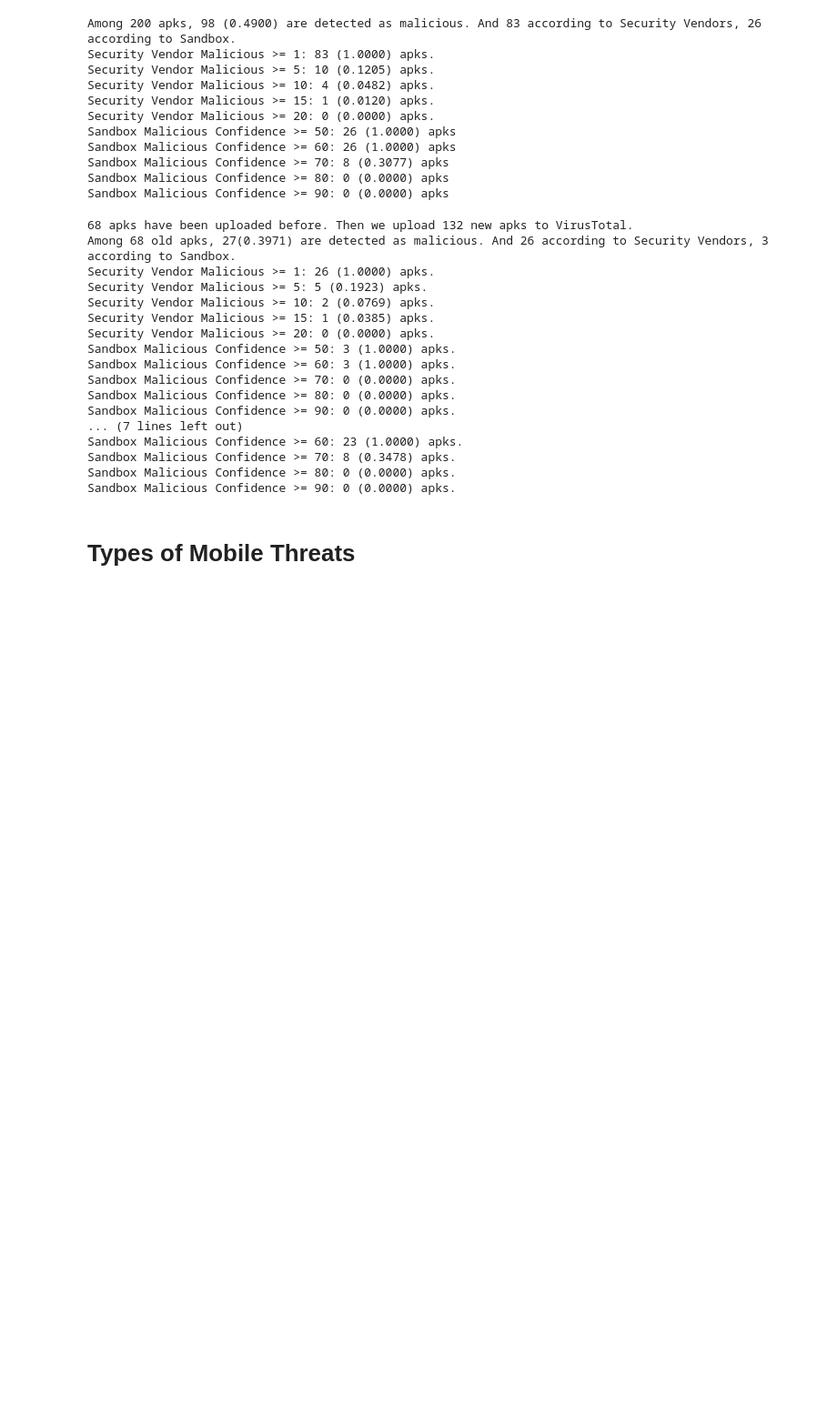
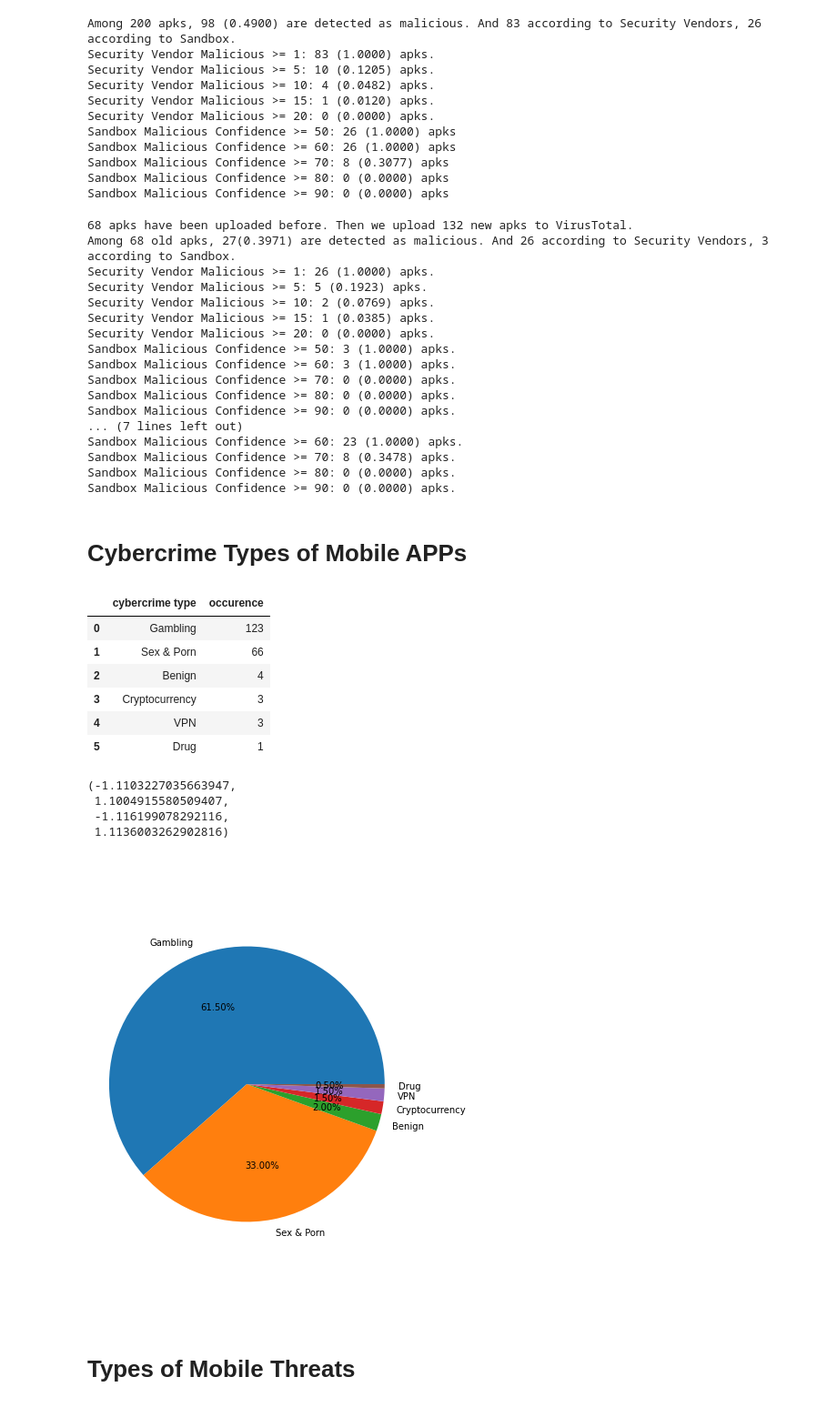
Before and after one commit to ChaseSecurity/Reflected-Search-Poisoning-for-Illicit-Promotion, a Jupyter notebook: Website_Timemachine/App/app_virustotal_analysis.ipynb, the cells around one changed output. Shown: that part at 91% size. Cells and saved outputs as stored; diff of their text form; code cells hidden in the pictures; blank space fills up the shorter version.

```diff
--- a/Website_Timemachine/App/app_virustotal_analysis.ipynb
+++ b/Website_Timemachine/App/app_virustotal_analysis.ipynb
@@ -224,6 +224,31 @@ Sandbox Malicious Confidence >= 60: 23 (1.0000) apks.
 Sandbox Malicious Confidence >= 70: 8 (0.3478) apks.
 Sandbox Malicious Confidence >= 80: 0 (0.0000) apks.
 Sandbox Malicious Confidence >= 90: 0 (0.0000) apks.
+# %% [markdown]
+# Cybercrime Types of Mobile APPs
+# %%
+import matplotlib.pyplot as plt
+
+df = pd.read_excel('./Mobile Apps.xlsx', sheet_name='hash')
+category_cnt = df['Category'].value_counts().rename_axis('cybercrime type').reset_index(name='occurence')
+display(category_cnt)
+
+plt.figure(figsize=(6,9))
+plt.pie(category_cnt['occurence'], labels=category_cnt['cybercrime type'], autopct="%.2f%%")
+plt.axis('equal')
+# %% [output]
+|  | cybercrime type | occurence |
+| 0 | Gambling | 123 |
+| 1 | Sex & Porn | 66 |
+| 2 | Benign | 4 |
+| 3 | Cryptocurrency | 3 |
+| 4 | VPN | 3 |
+| 5 | Drug | 1 |
+(-1.1103227035663947,
+ 1.1004915580509407,
+ -1.116199078292116,
+ 1.1136003262902816)
+[figure, added]
 # %% [markdown]
 # Types of Mobile Threats
 # %%
```
Also changed, not shown: parts of 10 cells of this notebook, 2 other files.
